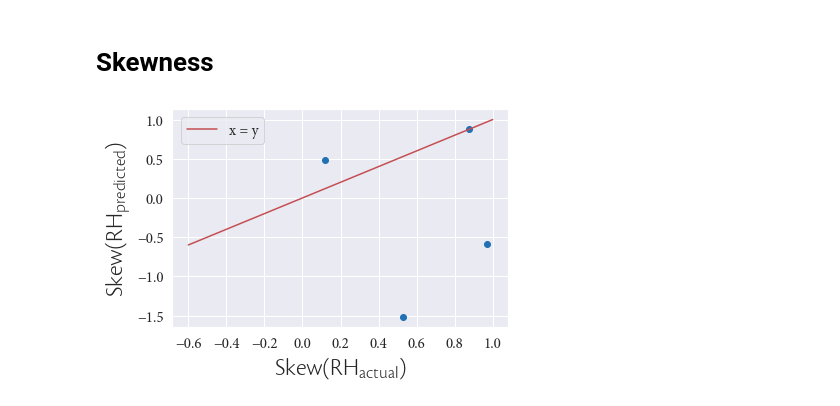
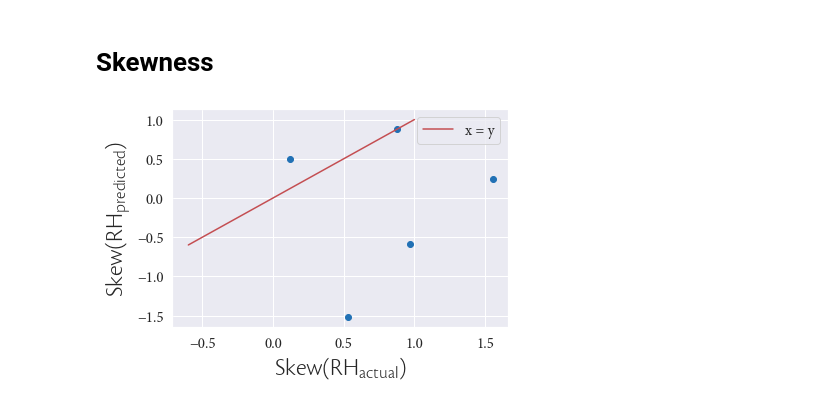
Before and after one commit to FelixLangot/LMD_Internship, a Jupyter notebook: Stats.ipynb, the cells around one changed output. Cells and saved outputs as stored; diff of their text form; code cells hidden in the pictures.

```diff
--- a/Stats.ipynb
+++ b/Stats.ipynb
@@ -66,7 +87,7 @@ labelsRHcomp = ['Cumulonimubus dt=10min', 'Cumulonimbus','Cumulonimbus+U', 'Cycl
 interval = np.linspace(0, 1, len(labelsRHcomp))
 colorlist = [mpl.cm.rainbow(i) for i in interval]
 # %%
-meanRHcomp = [meanRHplist_cumudt10, meanRHplist_cumu, meanRHplist_cumu_60hPa, meanRHplist_cyc, meanRHplist_sqll]
+meanRHcomp = [meanRHplist_cumudt10, meanRHplist_cumu, meanRHplist_cumu_60hPa, meanRHplist_cyc_NoU, meanRHplist_cyc, meanRHplist_sqll]
 plt.plot(1/(np.asarray(steplist)*1/6), meanRHplist_cumudt10, color=colorlist[0], label=labelsRHcomp[0])
 for i in np.arange(1,len(meanRHcomp)):
     plt.plot(1/(np.asarray(steplist2)*1/2), meanRHcomp[i], color=colorlist[i], label = labelsRHcomp[i])
@@ -102,0 +124,6 @@ plt.show()
+# %%
+steplist = [1,2,4,8,16,32,48]
+steplist2 = [1,3,6,12,24,48,96,144]
+namelist = ['Cumu', 'Cumu_U', 'Cyc', 'Cyc_U', 'Sqll']
+namelist2 = ['RHp', 'RHp_CumuUp', 'RHp_cyc_NoU', 'RHp_cyc', 'RHp_sqll']
+nsamples = 8
@@ -103 +145,10 @@ plt.show()
+# %%
+RHdatalist = [RHplistCumuDt101, RHplistCumu_U1, RHplistCyc1, RHplistCyc_U1, RHplistSqll1]
+RHstdlist = []
+for index in RHdatalist:
+    RHstdlist.append(np.std(index))
+
+Rhstdlist = []
+for i in np.arange(len(Rhnlist)):
+    Rhstdlist.append(np.std(Rhnlist[i]))
 # %%
@@ -142,12 +172,3 @@ for step in tqdmn(steplist2):
-# %%
-RHdatalist = [RHplistCumuDt101, RHplistCumu_U1, RHplistCyc1, RHplistSqll1]
-RHstdlist = []
-for index in RHdatalist:
-    RHstdlist.append(np.std(index))
-
-Rhstdlist = []
-for i in np.arange(len(Rhnlist)):
-    Rhstdlist.append(np.std(Rhnlist[i]))
 # %%
 plt.scatter(xxstd, yystd)
 plt.plot(np.linspace(0,0.4,10),np.linspace(0,0.4,10), color='r', label='x = y')
@@ -171,16 +192,16 @@ Rhskewlist = []
 for i in np.arange(len(Rhnlist)):
     Rhskewlist.append(sp.skew(Rhnlist[i]))
 # %%
-xxskew = [Rhskewlist[0],Rhskewlist[1],Rhskewlist[3],Rhskewlist[4]]
+xxskew = [Rhskewlist[0],Rhskewlist[1], Rhskewlist[2], Rhskewlist[3], Rhskewlist[4]]
 yyskew = RHskewlist
 plt.scatter(xxskew, yyskew)
 plt.plot(np.linspace(-0.6,1,10),np.linspace(-0.6,1,10), color='r', label='x = y')
 plt.xticks(font=Mplabelprop)
 plt.yticks(font=Mplabelprop)
 plt.legend(prop=Mplabelprop)
 plt.xlabel(r'$\mathdefault{Skew(RH_{actual})}$', fontproperties=Cslabelprop)
 plt.ylabel(r'$\mathdefault{Skew(RH_{predicted})}$', fontproperties=Cslabelprop)
 plt.savefig('Figs/skewRHpvsRHa.png', bbox_inches='tight', format='PNG', dpi=600)
 plt.show()
 # %% [output]
-[figure, old version]
+[figure, new version]
```
Also changed, not shown: parts of 11 cells of this notebook, 1 other file.
